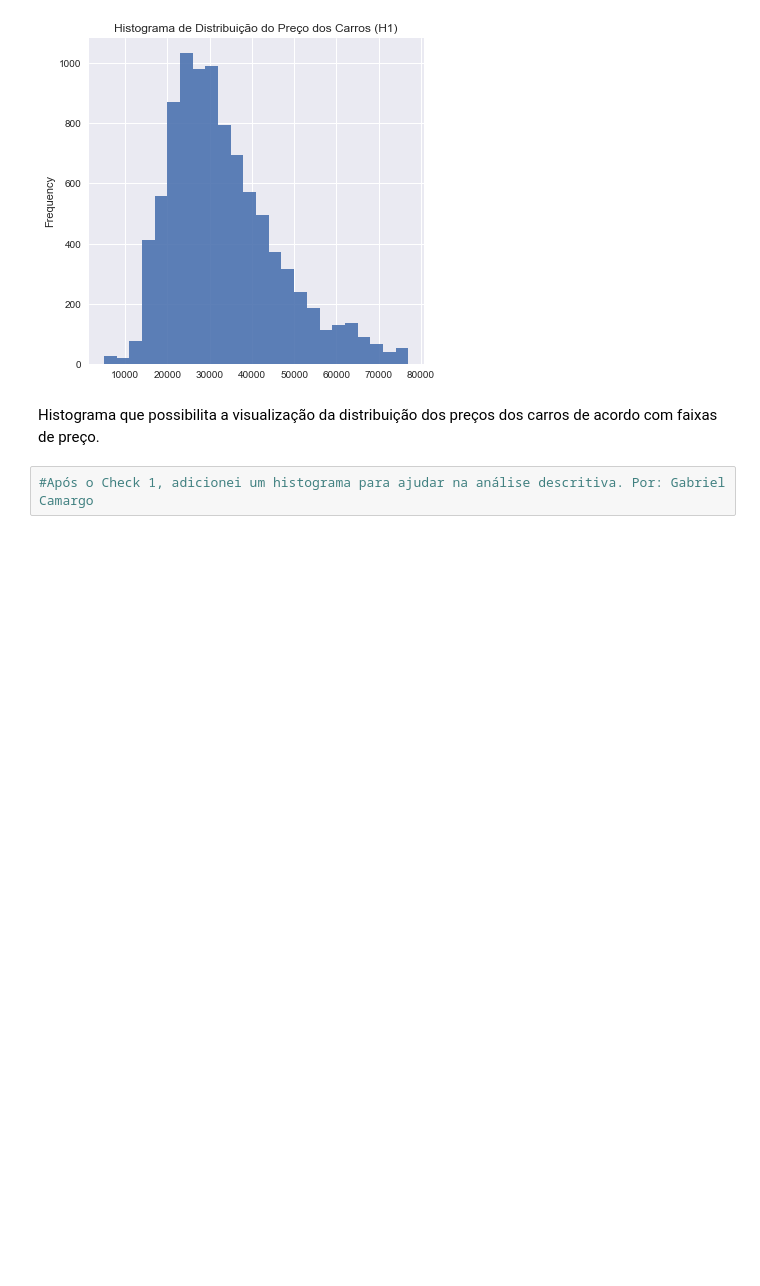
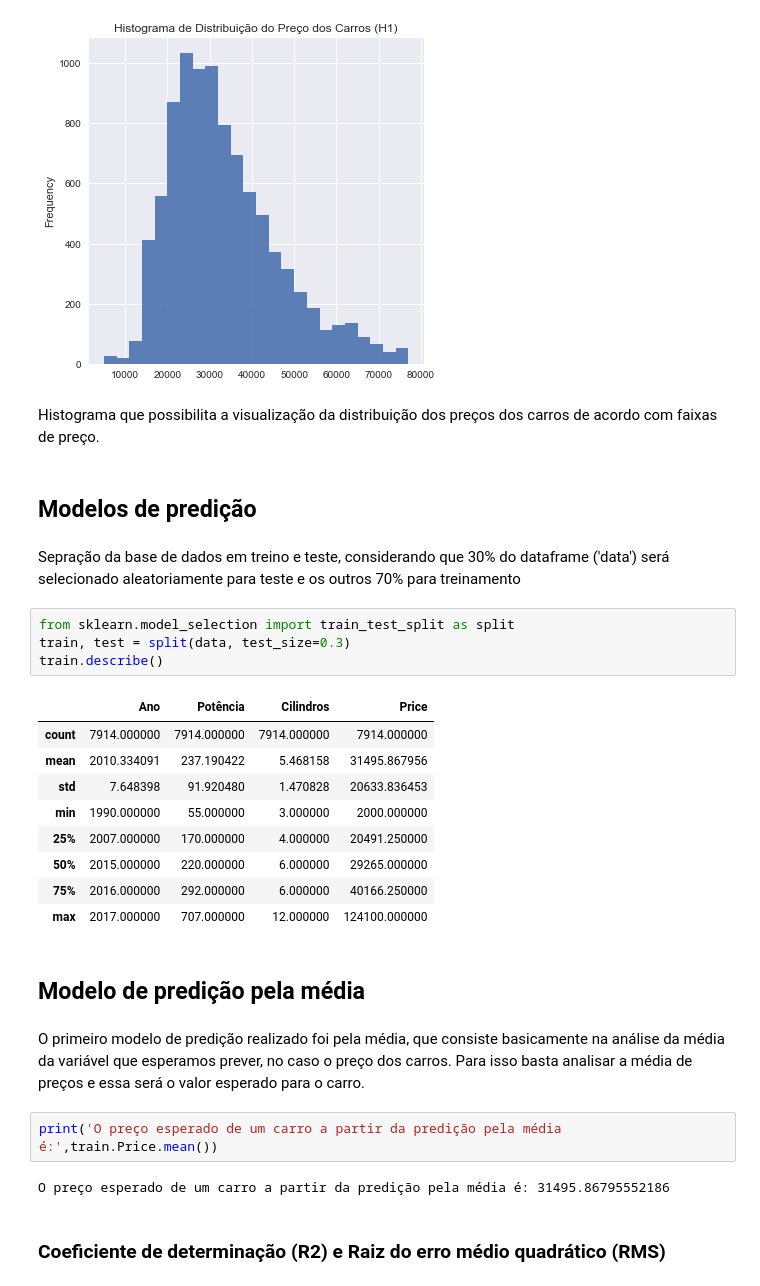
Before and after one commit to phdaher/CD2-Projeto-3, a Jupyter notebook: Projeto 3/Predição de preços de carros.ipynb, the cells around one changed output. Cells and saved outputs as stored; diff of their text form; blank space fills up the shorter version.

Commit message:
Predição por média Pedro Daher

```diff
--- a/Projeto 3/Predição de preços de carros.ipynb
+++ b/Projeto 3/Predição de preços de carros.ipynb
@@ -106,5 +106,31 @@ plt.show()
 [figure]
 # %% [markdown]
    Histograma que possibilita a visualização da distribuição dos preços dos carros de acordo com faixas de preço.
-# %%
-#Após o Check 1, adicionei um histograma para ajudar na análise descritiva. Por: Gabriel Camargo
+# %% [markdown]
+## Modelos de predição
+# %% [markdown]
+   Sepração da base de dados em treino e teste, considerando que 30% do dataframe ('data') será selecionado aleatoriamente para teste e os outros 70% para treinamento
+# %%
+from sklearn.model_selection import train_test_split as split
+train, test = split(data, test_size=0.3)
+train.describe()
+# %% [output]
+|  | Ano | Potência | Cilindros | Price |
+| count | 7914.000000 | 7914.000000 | 7914.000000 | 7914.000000 |
+| mean | 2010.334091 | 237.190422 | 5.468158 | 31495.867956 |
+| std | 7.648398 | 91.920480 | 1.470828 | 20633.836453 |
+| min | 1990.000000 | 55.000000 | 3.000000 | 2000.000000 |
+| 25% | 2007.000000 | 170.000000 | 4.000000 | 20491.250000 |
+| 50% | 2015.000000 | 220.000000 | 6.000000 | 29265.000000 |
+| 75% | 2016.000000 | 292.000000 | 6.000000 | 40166.250000 |
+| max | 2017.000000 | 707.000000 | 12.000000 | 124100.000000 |
+# %% [markdown]
+## Modelo de predição pela média
+# %% [markdown]
+O primeiro modelo de predição realizado foi pela média, que consiste basicamente na análise da média da variável que esperamos prever, no caso o preço dos carros. Para isso basta analisar a média de preços e essa será o valor esperado para o carro.
+# %%
+print('O preço esperado de um carro a partir da predição pela média é:',train.Price.mean())
+# %% [output]
+O preço esperado de um carro a partir da predição pela média é: 31495.86795552186
+# %% [markdown]
+### Coeficiente de determinação (R2) e Raiz do erro médio quadrático (RMS)
```
Also changed, not shown: parts of 2 cells of this notebook.
